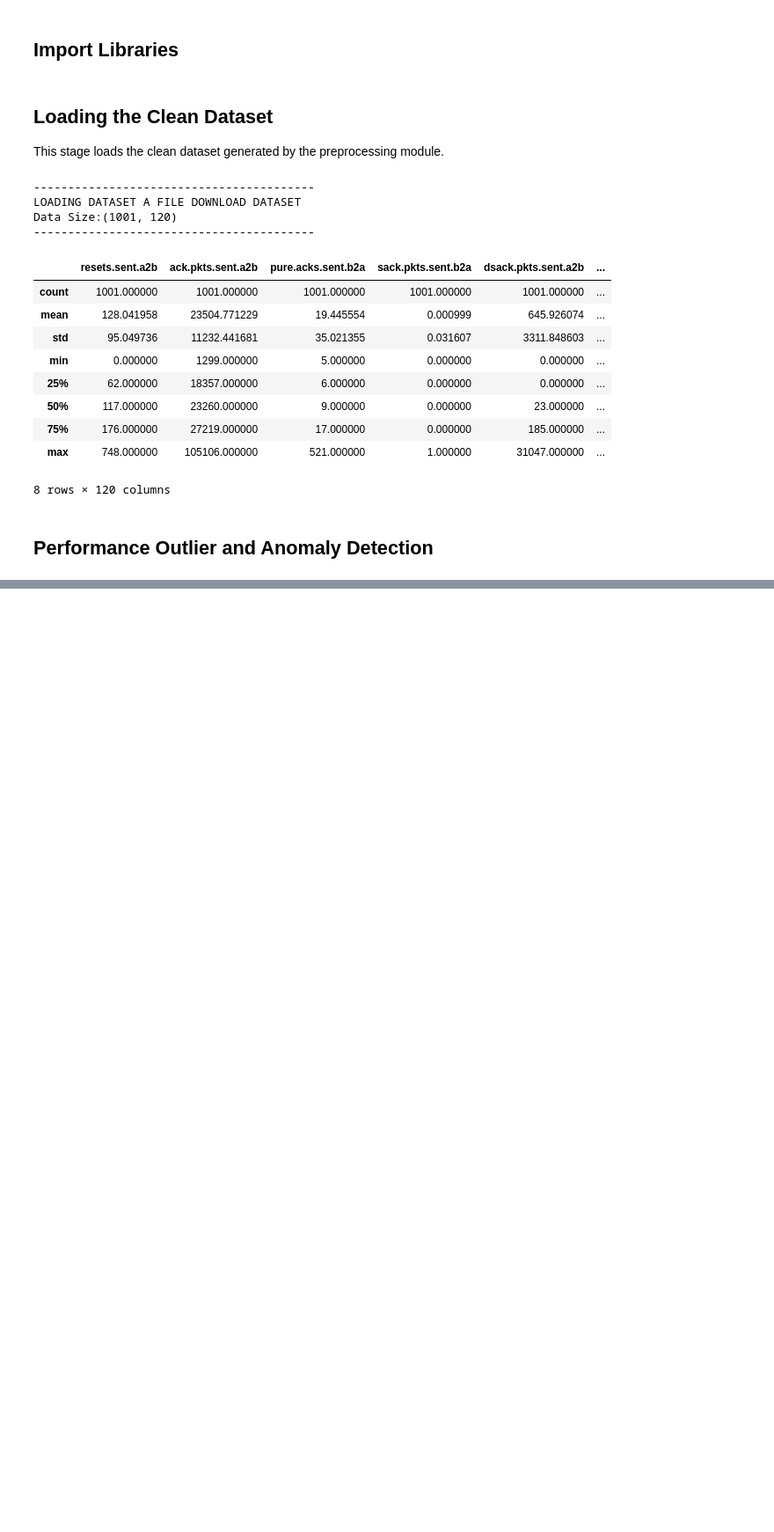
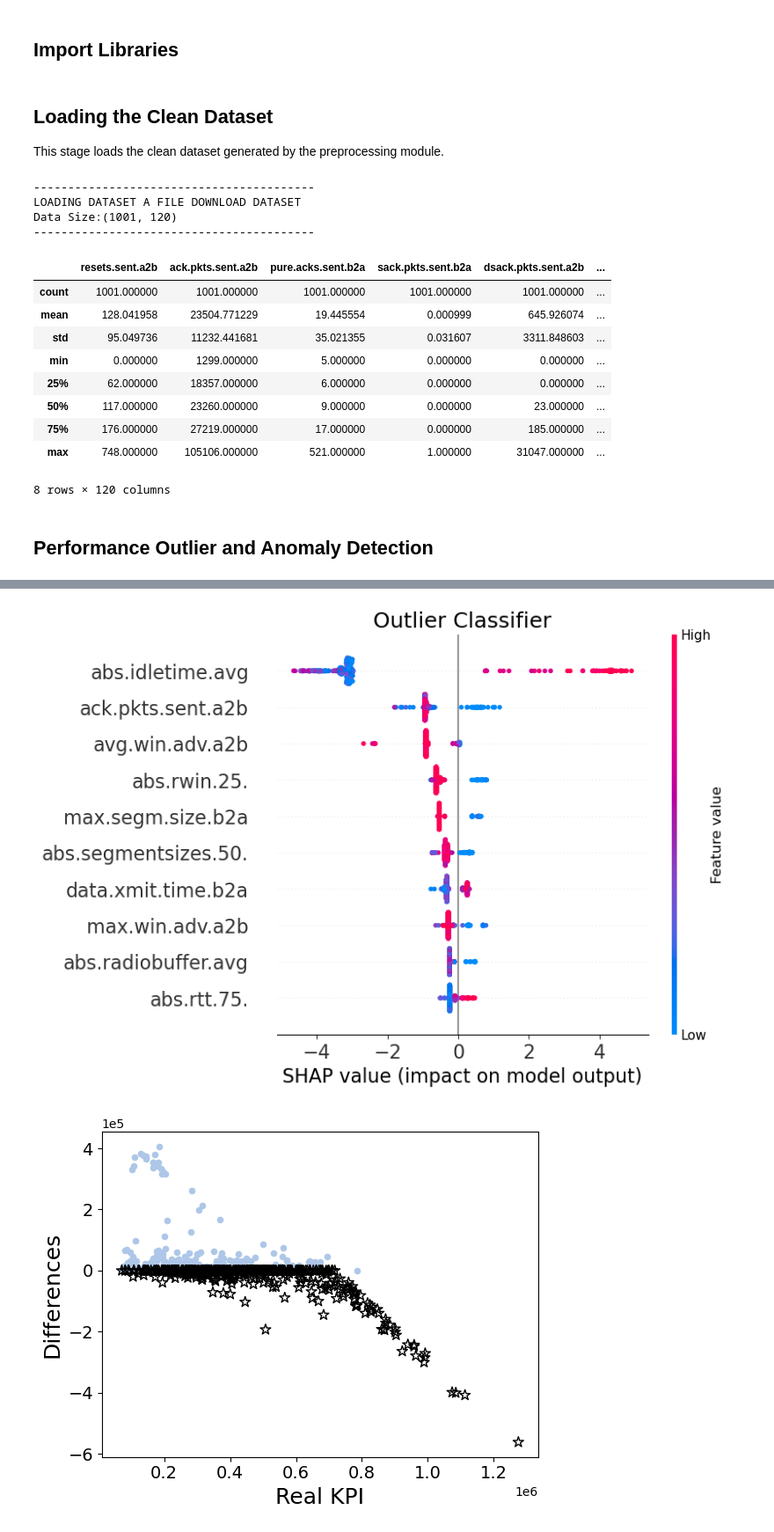
Before and after one commit to JuanMarcosRamirez/xmlad, a Jupyter notebook: python/03-sample-selection.ipynb, the cells around one changed output, grey strips where cells are left out. Shown at 88% size. Drawn from its saved outputs; the diff is of its cells as text; code cells hidden in the pictures; blank space fills up the shorter version.

```diff
--- a/python/03-sample-selection.ipynb
+++ b/python/03-sample-selection.ipynb
@@ -105,0 +116,19 @@ plt.show()
+# %%
+data_normality  = data.copy()
+data_normality  = data[~(outliers_features|outliers_kpi)]
+data_normality[target_kpi] = kpi_aux[~(outliers_features|outliers_kpi)].to_numpy().reshape(-1, 1)
+
+train_cols = data_normality.columns[data_normality.columns != target_kpi]
+X_train    = data_normality.loc[:, train_cols]
+y_train    = data_normality[target_kpi].to_numpy().reshape(-1, 1)
+
+model_normality = xgb.XGBRegressor()
+model_normality.fit(X_train, y_train)
+y_predicted     = model_normality.predict(data[train_cols])
+
+# Linear model on training data
+data[target_kpi]      = kpi_aux
+y_train_linear_model1 = sm.add_constant(data[target_kpi][~(outliers_features|outliers_kpi)])
+linear_model1         = sm.OLS(y_predicted[~(outliers_features|outliers_kpi)],
+                               y_train_linear_model1).fit()
+print(linear_model1.summary())
@@ -105,0 +280,36 @@ plt.show()
+# %%
+explainer_normality_model = shap.TreeExplainer(outlier_classifier)
+shap_values1 = explainer_normality_model.shap_values(X_outlier_classifier)
+shap.summary_plot(shap_values1, X_outlier_classifier, max_display=10, show=False)
+fig, ax = plt.gcf(), plt.gca()
+ax.xaxis.get_label().set_fontsize(16)
+ax.yaxis.get_label().set_fontsize(16)
+ax.ticklabel_format(axis='x', style='sci')
+plt.tick_params(axis='both', labelsize=16)
+plt.title('Outlier Classifier', fontsize=18)
+plt.show()
+
+
+fig = plt.figure(dpi=100)
+plt.scatter(kpi_aux_anm[anomalies==False], y_difference_anm[anomalies==False], color=sns.color_palette("tab20")[1], s=20, label='Normality')
+plt.scatter(kpi_aux_anm[anomalies==True], y_difference_anm[anomalies==True], color='k', marker='*', facecolors='none', s=80, label='Anomalies')
+plt.xlabel('Real KPI', fontsize=18)
+plt.ylabel('Differences', fontsize=18)
+plt.tick_params(axis='both', labelsize=14)
+plt.ticklabel_format(style='sci', axis='both', scilimits=(0,0))
+plt.show()
+
+
+explainer_normality_model = shap.TreeExplainer(anomaly_classifier)
+shap_values1 = explainer_normality_model.shap_values(X_anomaly_classifier)
+shap.summary_plot(shap_values1, X_anomaly_classifier, max_display=10, show=False)
+fig, ax = plt.gcf(), plt.gca()
+ax.xaxis.get_label().set_fontsize(16)
+ax.yaxis.get_label().set_fontsize(16)
+ax.ticklabel_format(axis='x', style='sci')
+plt.tick_params(axis='both', labelsize=16)
+plt.title('Anomaly Classifier', fontsize=18)
+plt.show()
+# %% [output]
+[figure, added]
+[figure, added]
```
Also changed, not shown: parts of 8 cells of this notebook, 4 other files.
